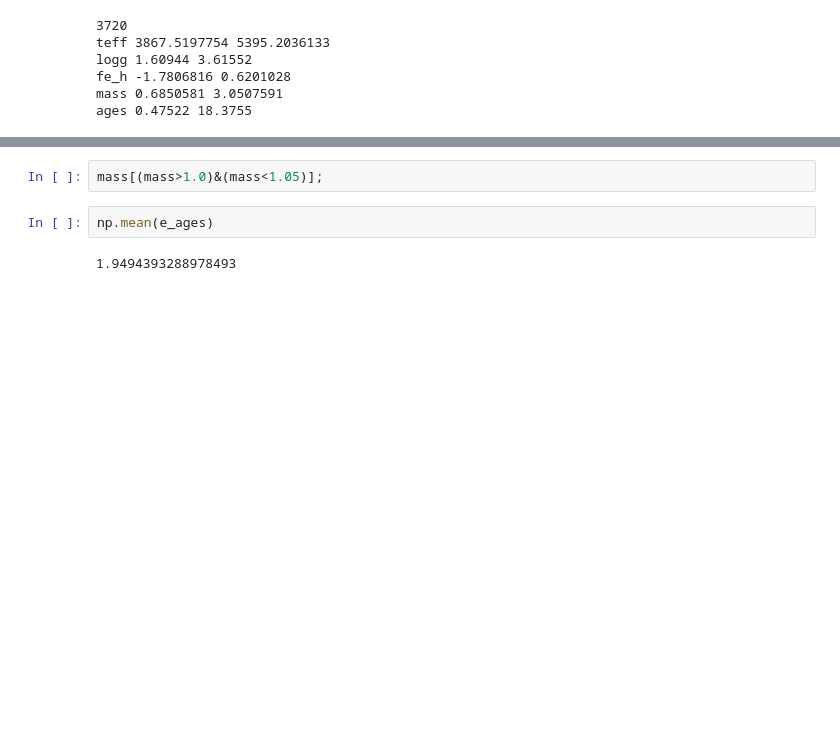
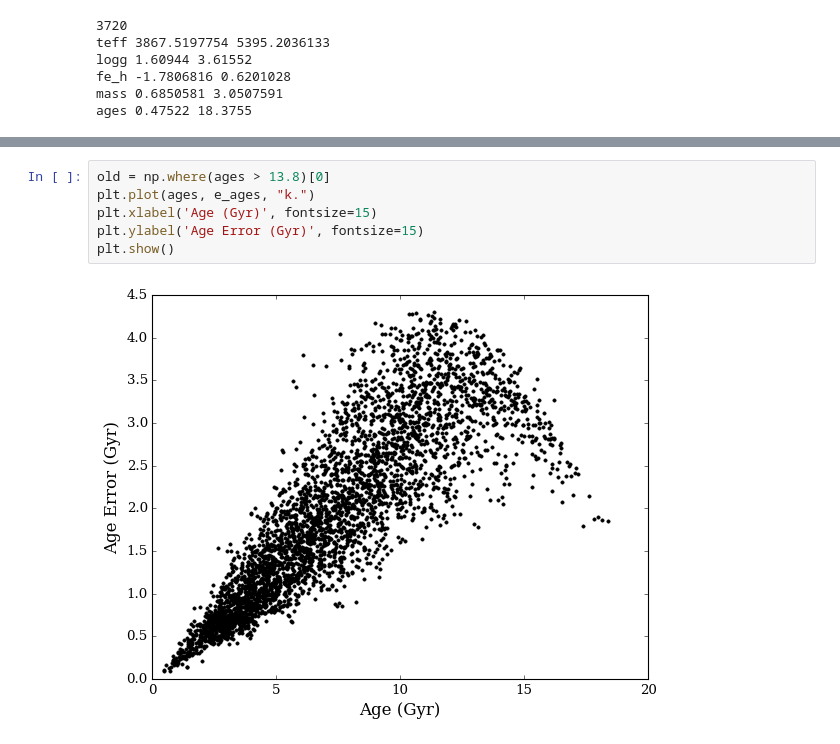
Before and after one commit to jbirky/StellarEvolution, a Jupyter notebook: read_data.ipynb, the cells around one changed output, grey strips where cells are left out. Cells and saved outputs as stored; diff of their text form; blank space fills up the shorter version.

```diff
--- a/read_data.ipynb
+++ b/read_data.ipynb
@@ -57,6 +204,8 @@ plt.plot(ages, teff, ".k");
-# %%
-mass[(mass>1.0)&(mass<1.05)];
-# %%
-np.mean(e_ages)
-# %% [output]
-1.9494393288978493
+# %%
+old = np.where(ages > 13.8)[0]
+plt.plot(ages, e_ages, "k.")
+plt.xlabel('Age (Gyr)', fontsize=15)
+plt.ylabel('Age Error (Gyr)', fontsize=15)
+plt.show()
+# %% [output]
+[figure, added]
```
Also changed, not shown: parts of 21 cells of this notebook, 1 other file.
